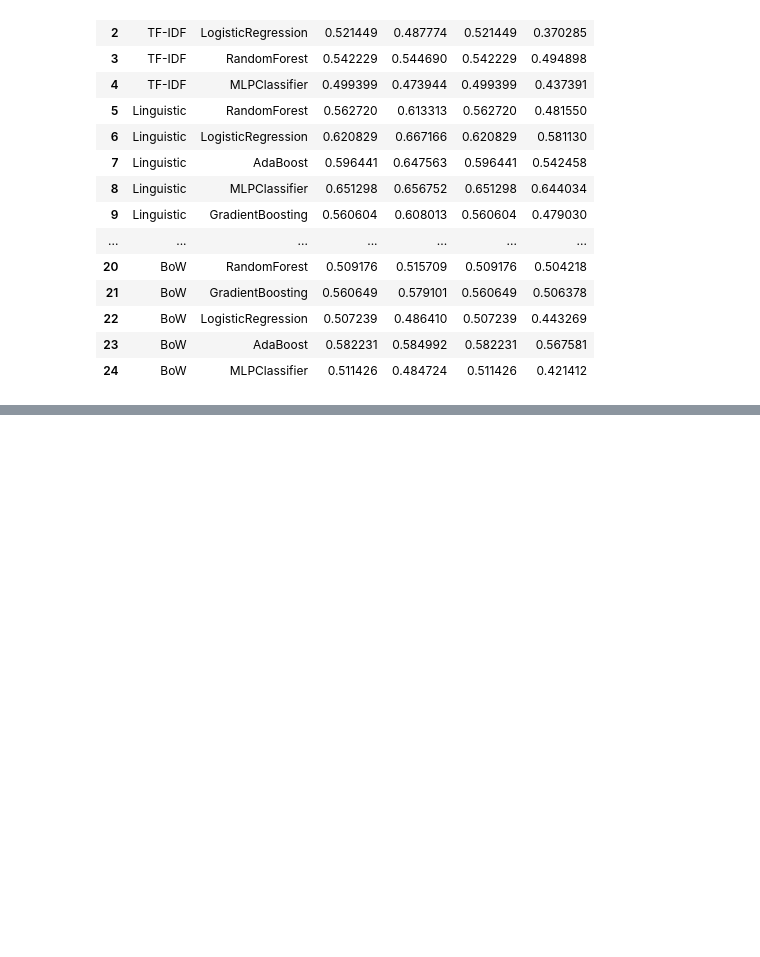
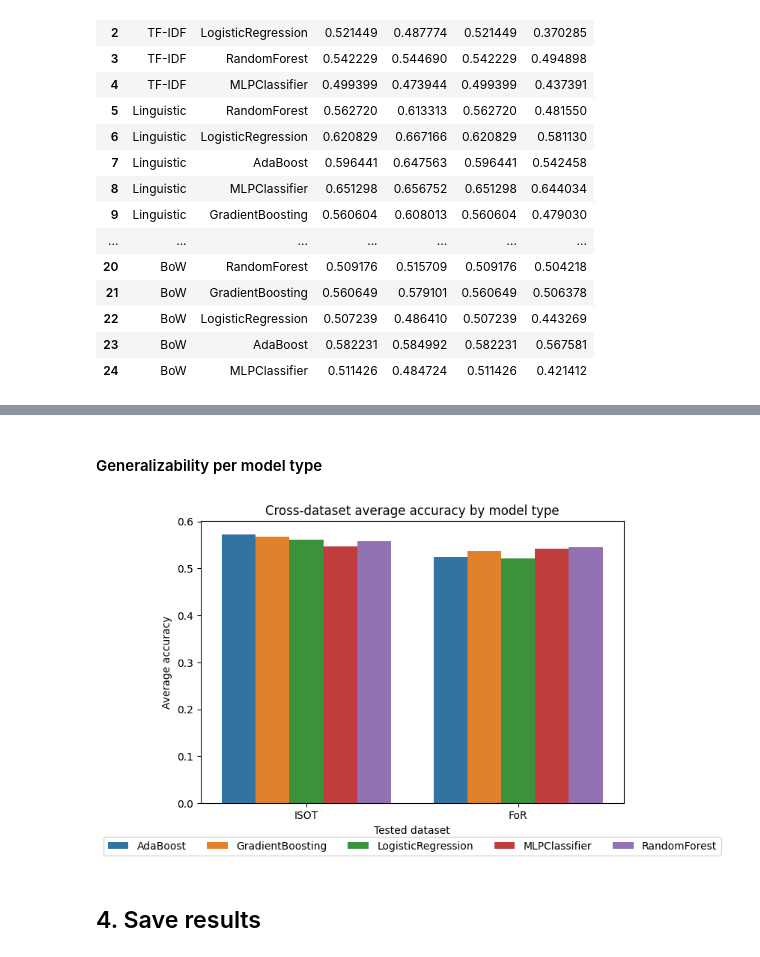
Before and after one commit to lu-julia/fake-news-detection, a Jupyter notebook: 3-cross_dataset.ipynb, the cells around one changed output, grey strips where cells are left out. Drawn from its saved outputs; the diff is of its cells as text; code cells hidden in the pictures; blank space fills up the shorter version.

```diff
--- a/3-cross_dataset.ipynb
+++ b/3-cross_dataset.ipynb
@@ -127,0 +234,8 @@ results_test_isot.to_csv("results/cross_results_FoR_train_isot_test.csv", index=
+# %% [markdown]
+#### Generalizability per model type
+# %%
+plot_average_metric_by_variable(results_test_isot, "ISOT", results_test_for, "FoR", variable="model", save_path="figures/cross_perf_by_model.png")
+# %% [output]
+[figure, added]
+# %% [markdown]
+## 4. Save results
```
Also changed, not shown: parts of 21 cells of this notebook.
